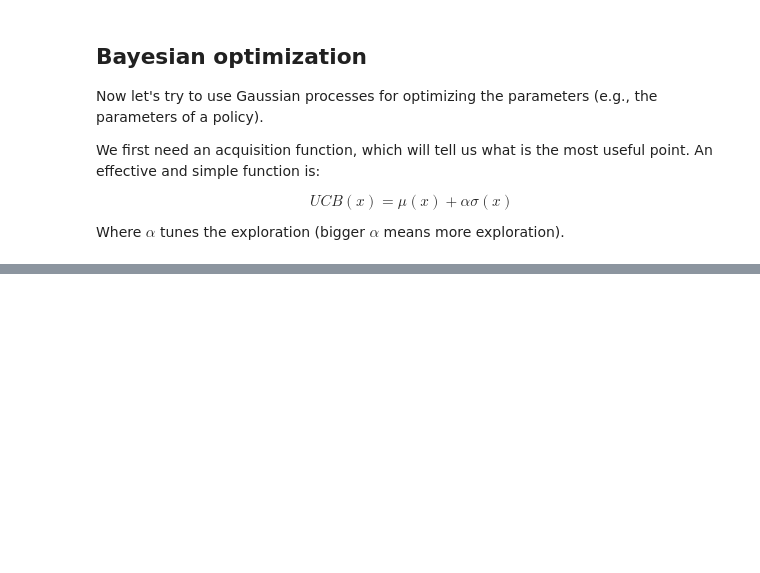
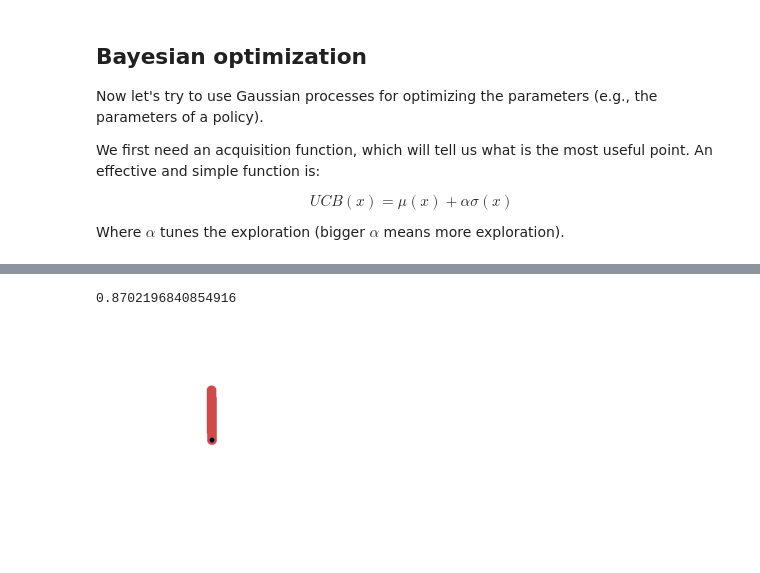
Before and after one commit to jbmouret/bo_tutorial, a Jupyter notebook: bo.ipynb, the cells around one changed output, grey strips where cells are left out. Drawn from its saved outputs; the diff is of its cells as text; code cells hidden in the pictures; blank space fills up the shorter version.

```diff
--- a/bo.ipynb
+++ b/bo.ipynb
@@ -274,0 +394,9 @@ BEST: x= 0.8300000000000001 y= 0.6842406784582613  data= 21
+# %%
+# simulate the best
+best = x[np.argmax(y)]
+pd = PDController(best[0], best[1])
+f = sim_pendulum(pd, 100, True)
+print(f)
+# %% [output]
+0.8702196840854916
+[figure, added]
```
Also changed, not shown: parts of 21 cells of this notebook, 1 other file.
